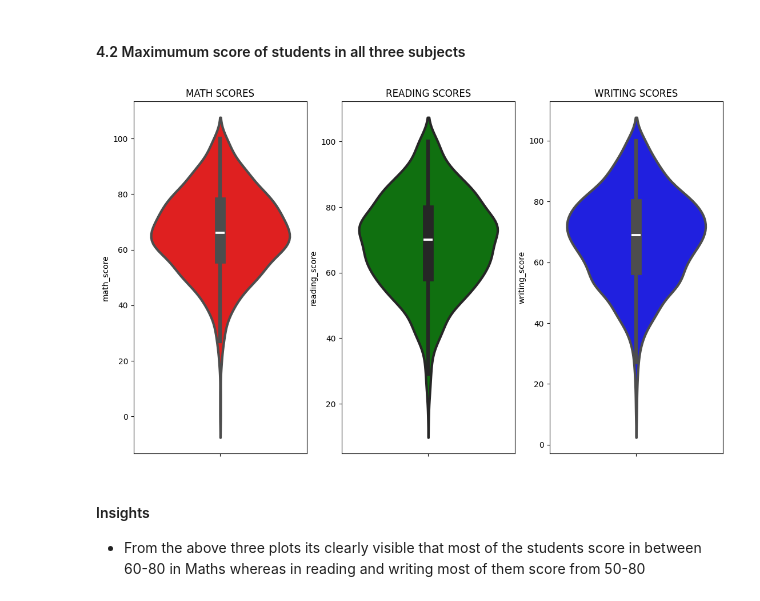
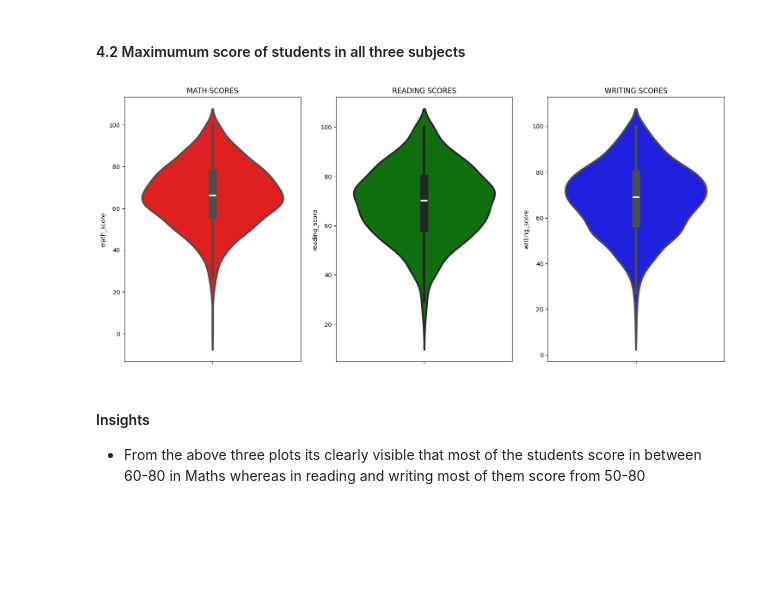
Before and after one commit to ahmed1010ali/Ml_project, a Jupyter notebook: notebook/1 . EDA STUDENT PERFORMANCE .ipynb, the cells around one changed output. Drawn from its saved outputs; the diff is of its cells as text; code cells hidden in the pictures; blank space fills up the shorter version.

```diff
--- a/notebook/1 . EDA STUDENT PERFORMANCE .ipynb
+++ b/notebook/1 . EDA STUDENT PERFORMANCE .ipynb
@@ -319,18 +326,18 @@ plt.show()
 # %%
 
 plt.figure(figsize=(18,8))
-plt.subplot(1, 4, 1)
+plt.subplot(1, 3, 1)
 plt.title('MATH SCORES')
 sns.violinplot(y='math_score',data=df,color='red',linewidth=3)
-plt.subplot(1, 4, 2)
+plt.subplot(1, 3, 2)
 plt.title('READING SCORES')
 sns.violinplot(y='reading_score',data=df,color='green',linewidth=3)
-plt.subplot(1, 4, 3)
+plt.subplot(1, 3, 3)
 plt.title('WRITING SCORES')
 sns.violinplot(y='writing_score',data=df,color='blue',linewidth=3)
 plt.show()
 # %% [output]
-[figure, old version]
+[figure, new version]
 # %% [markdown]
 #### Insights
 - From the above three plots its clearly visible that most of the students score in between 60-80 in Maths whereas in reading and writing most of them score from 50-80
```
Also changed, not shown: parts of 14 cells of this notebook.
